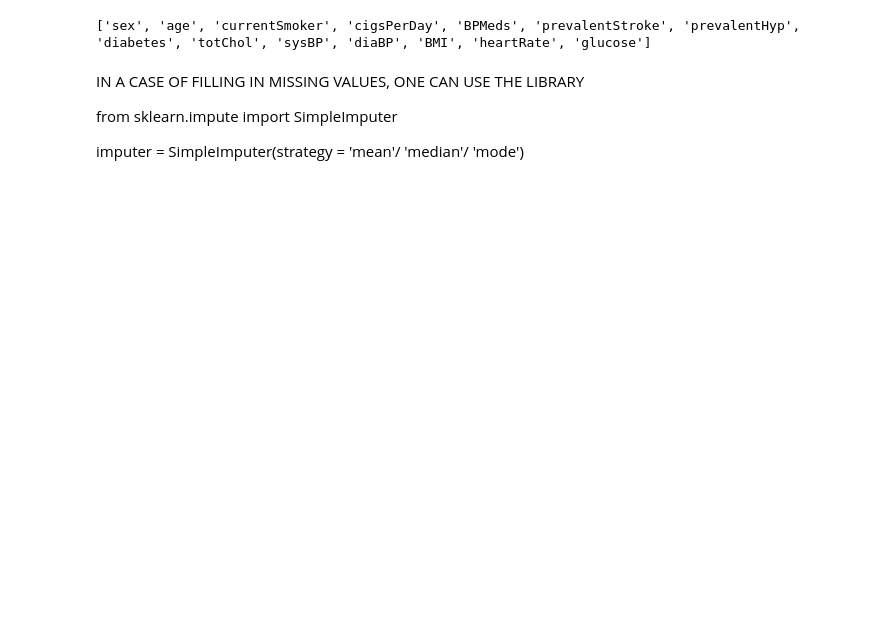
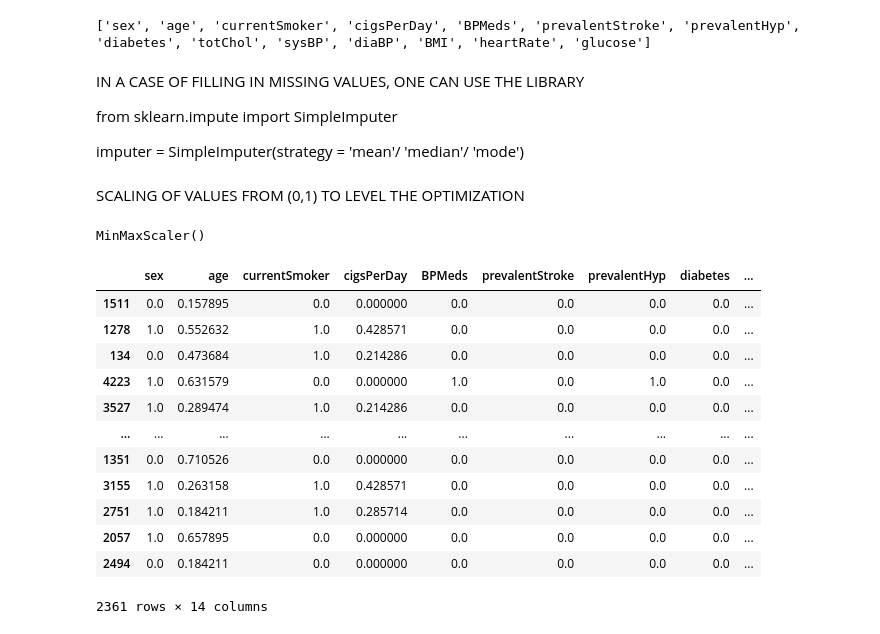
Before and after one commit to popsy-jeff/MACHINE-LEARNING-LOGISTIC-REGRESSION, a Jupyter notebook: Framingham_Logistic_Regression.ipynb, the cells around one changed output. Saved outputs shown, nothing was run; the diff lists cells and outputs as text; code cells hidden in the pictures; blank space fills up the shorter version.

Commit message:
Scaling of the input features for the test, validation and training sets

```diff
--- a/Framingham_Logistic_Regression.ipynb
+++ b/Framingham_Logistic_Regression.ipynb
@@ -479,3 +479,34 @@ IN A CASE OF FILLING IN MISSING VALUES, ONE CAN USE THE LIBRARY
 from sklearn.impute import SimpleImputer
 
 imputer = SimpleImputer(strategy = 'mean'/ 'median'/ 'mode')
+# %% [markdown]
+SCALING OF VALUES FROM (0,1) TO LEVEL THE OPTIMIZATION
+# %%
+from sklearn.preprocessing import MinMaxScaler
+
+scaler = MinMaxScaler()
+scaler.fit(heart_diagnostic[input_cols])
+# %% [output]
+MinMaxScaler()
+# %%
+# Actual scaling of the inputs in the range (0,1)
+
+train_inputs[input_cols] = scaler.transform(train_inputs[input_cols])
+validation_inputs[input_cols] = scaler.transform(validation_inputs[input_cols])
+testing_inputs[input_cols] = scaler.transform(testing_inputs[input_cols])
+# %%
+train_inputs[input_cols]
+# %% [output]
+|  | sex | age | currentSmoker | cigsPerDay | BPMeds | prevalentStroke | prevalentHyp | diabetes | ... |
+| 1511 | 0.0 | 0.157895 | 0.0 | 0.000000 | 0.0 | 0.0 | 0.0 | 0.0 | ... |
+| 1278 | 1.0 | 0.552632 | 1.0 | 0.428571 | 0.0 | 0.0 | 0.0 | 0.0 | ... |
+| 134 | 0.0 | 0.473684 | 1.0 | 0.214286 | 0.0 | 0.0 | 0.0 | 0.0 | ... |
+| 4223 | 1.0 | 0.631579 | 0.0 | 0.000000 | 1.0 | 0.0 | 1.0 | 0.0 | ... |
+| 3527 | 1.0 | 0.289474 | 1.0 | 0.214286 | 0.0 | 0.0 | 0.0 | 0.0 | ... |
+| ... | ... | ... | ... | ... | ... | ... | ... | ... | ... |
+| 1351 | 0.0 | 0.710526 | 0.0 | 0.000000 | 0.0 | 0.0 | 0.0 | 0.0 | ... |
+| 3155 | 1.0 | 0.263158 | 1.0 | 0.428571 | 0.0 | 0.0 | 0.0 | 0.0 | ... |
+| 2751 | 1.0 | 0.184211 | 1.0 | 0.285714 | 0.0 | 0.0 | 0.0 | 0.0 | ... |
+| 2057 | 1.0 | 0.657895 | 0.0 | 0.000000 | 0.0 | 0.0 | 0.0 | 0.0 | ... |
+| 2494 | 0.0 | 0.184211 | 0.0 | 0.000000 | 0.0 | 0.0 | 0.0 | 0.0 | ... |
+2361 rows × 14 columns
```
